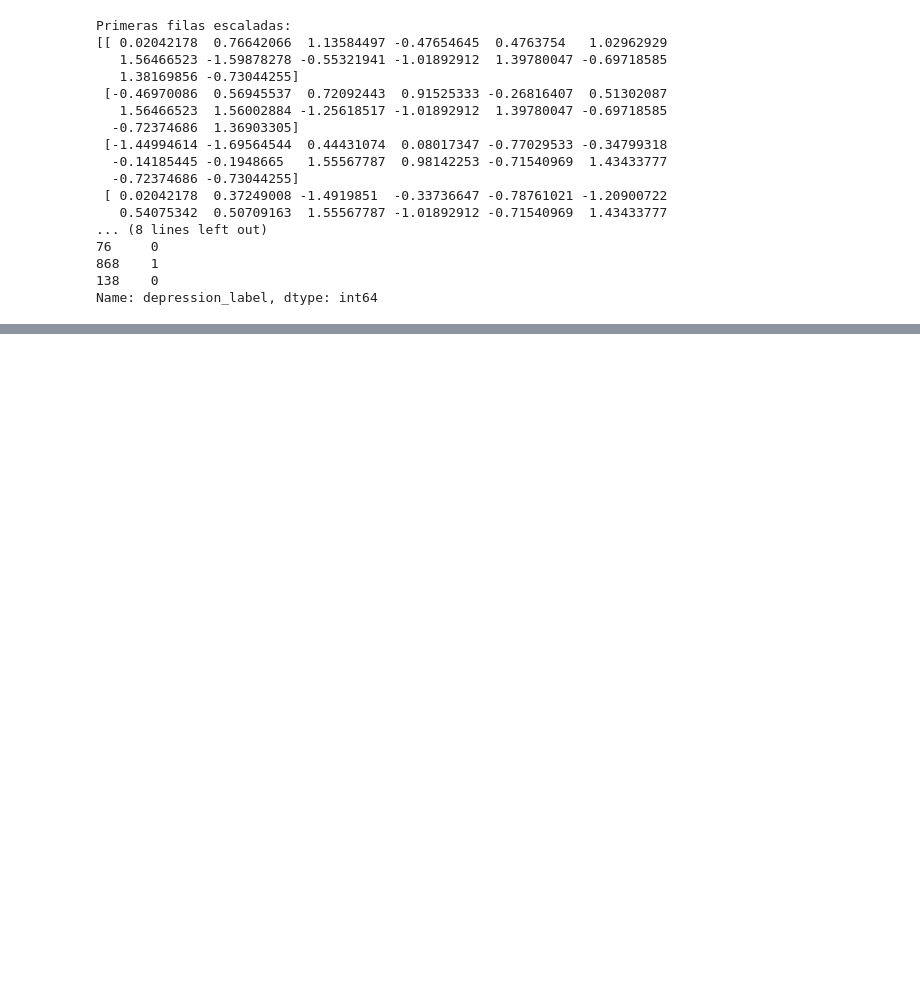
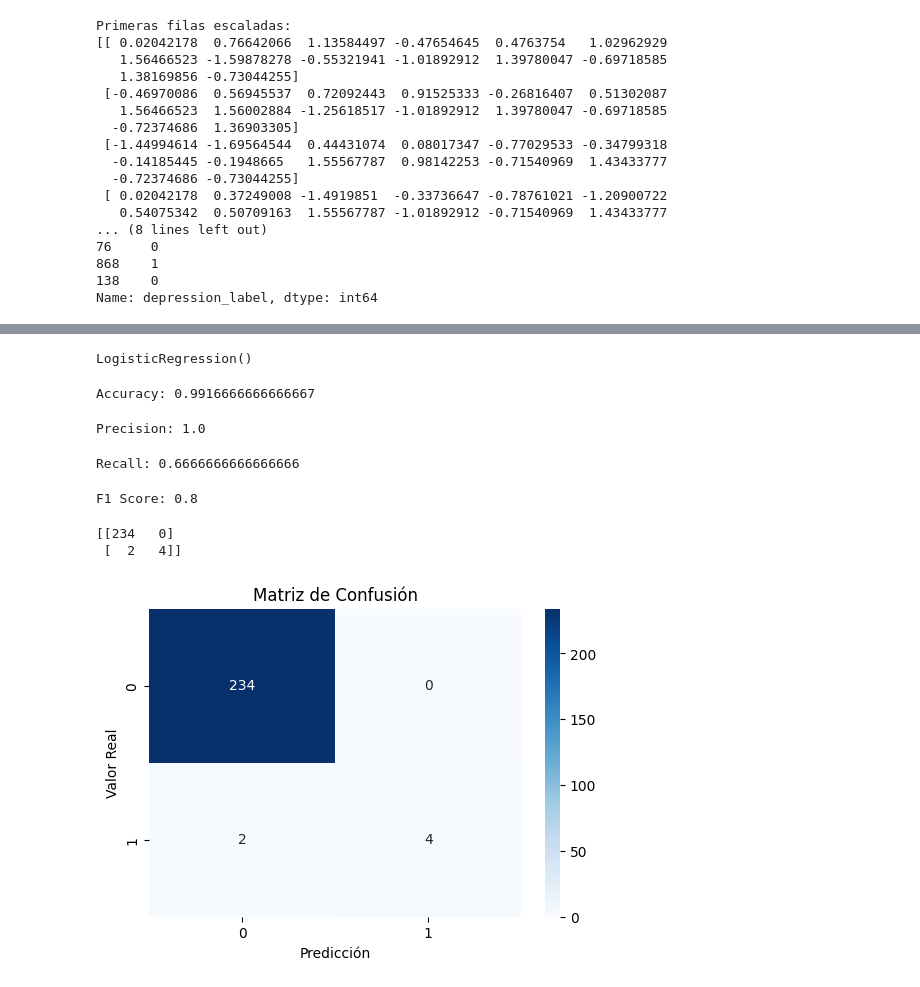
Before and after one commit to YaoCr003/IA, a Jupyter notebook: notebooks/ia.ipynb, the cells around one changed output, grey strips where cells are left out. Drawn from its saved outputs; the diff is of its cells as text; code cells hidden in the pictures; blank space fills up the shorter version.

Commit message:
Avance2_Implementacion_modelo

```diff
--- a/notebooks/ia.ipynb
+++ b/notebooks/ia.ipynb
@@ -286,0 +299,58 @@ Name: depression_label, dtype: int64
+# %%
+model = LogisticRegression()
+# %%
+model.fit(x_train_scaled, y_train)
+# %% [output]
+LogisticRegression()
+# %%
+y_pred = model.predict(x_test_scaled)
+# %%
+# Accuracy
+
+accuracy = accuracy_score(y_test, y_pred)
+
+print("Accuracy:", accuracy)
+# %% [output]
+Accuracy: 0.9916666666666667
+# %%
+# Precision
+
+precision = precision_score(y_test, y_pred)
+
+print("Precision:", precision)
+# %% [output]
+Precision: 1.0
+# %%
+# Recall
+
+recall = recall_score(y_test, y_pred)
+
+print("Recall:", recall)
+# %% [output]
+Recall: 0.6666666666666666
+# %%
+# F1-Score
+f1 = f1_score(y_test, y_pred)
+
+print("F1 Score:", f1)
+# %% [output]
+F1 Score: 0.8
+# %%
+# Matriz de confusion
+cm = confusion_matrix(y_test, y_pred)
+
+print(cm)
+
+plt.figure(figsize=(6,4))
+
+sns.heatmap(cm, annot=True, fmt="d", cmap="Blues")
+
+plt.title("Matriz de Confusión")
+plt.xlabel("Predicción")
+plt.ylabel("Valor Real")
+
+plt.show()
+# %% [output]
+[[234   0]
+ [  2   4]]
+[figure, added]
```
Also changed, not shown: parts of 3 cells of this notebook, 1 other file.
